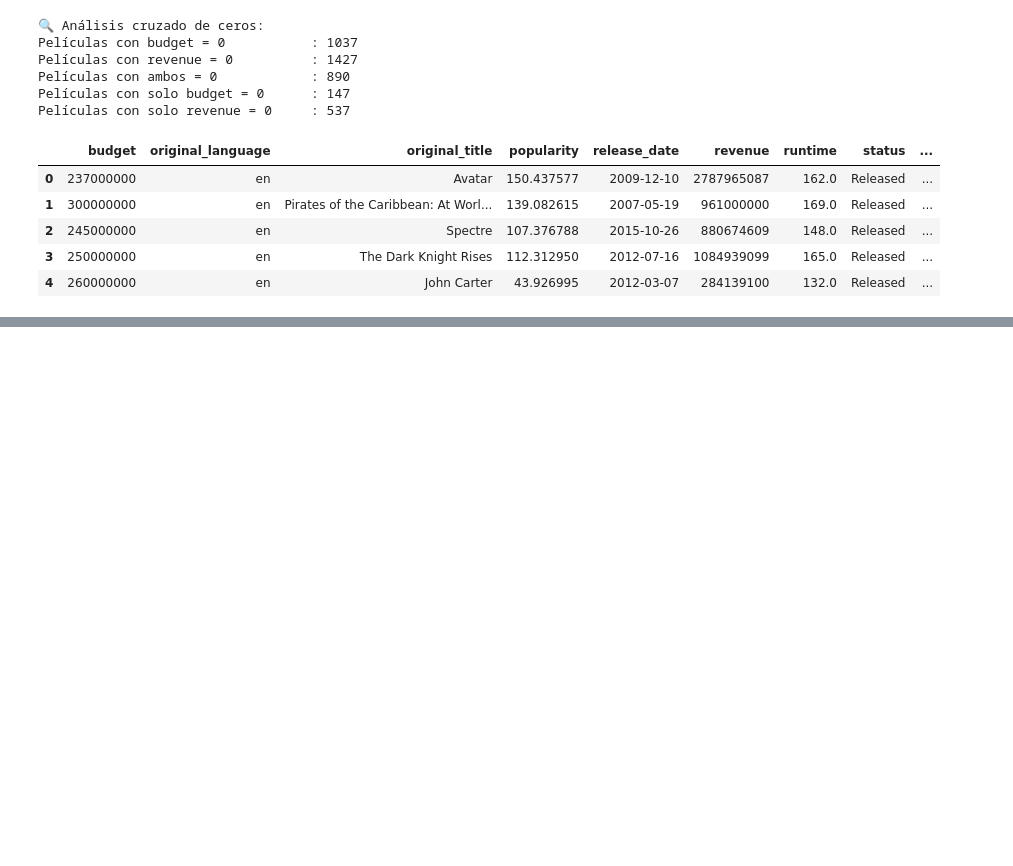
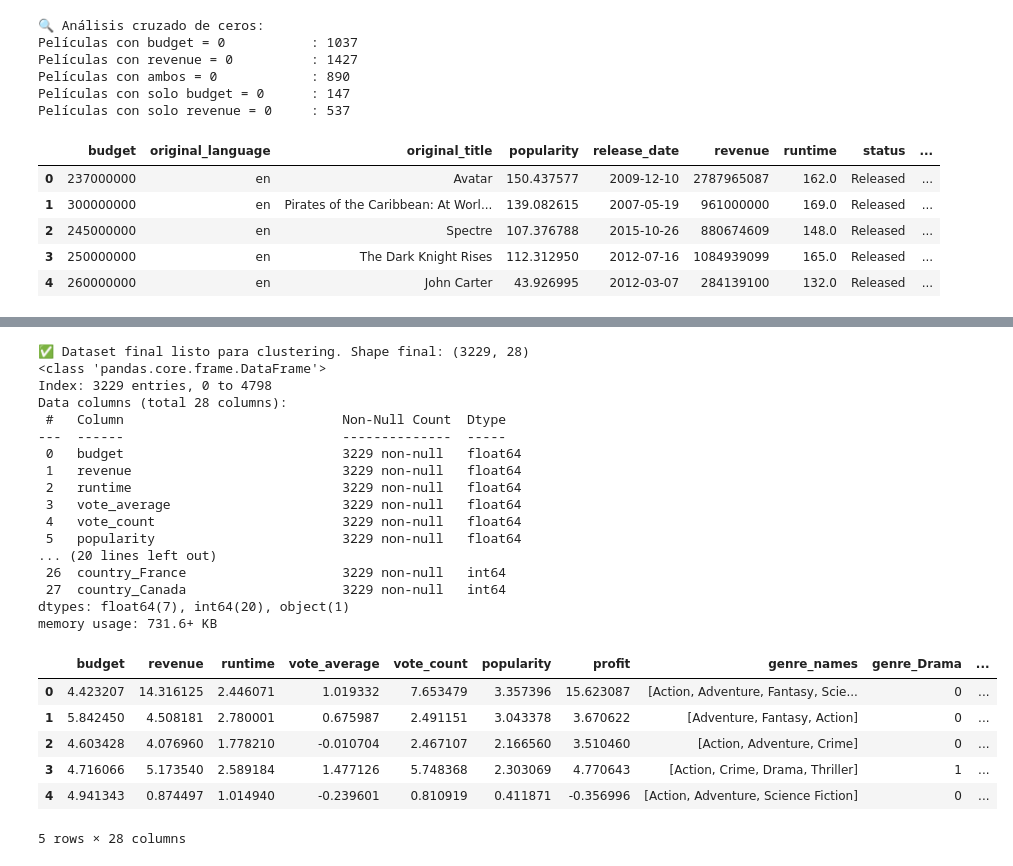
Before and after one commit to JojhanPerezArroyave/primerPoryectoInteligentes, a Jupyter notebook: primerProyecto.ipynb, the cells around one changed output, grey strips where cells are left out. Cells and saved outputs as stored; diff of their text form; code cells hidden in the pictures; blank space fills up the shorter version.

```diff
--- a/primerProyecto.ipynb
+++ b/primerProyecto.ipynb
@@ -195,0 +227,62 @@ df.head()
+# %%
+# 💡 Franja: Transformación de columnas categóricas en variables binarias
+# Objetivo: Convertir listas categóricas como géneros o idiomas a columnas binarias para clustering
+
+from collections import Counter
+
+def crear_columnas_binarias(df_base, columna_lista, prefijo, top_n=10):
+    """
+    Crea columnas binarias (1/0) para los top_n elementos más comunes en una columna tipo lista.
+    """
+    # Contar las más comunes
+    lista_completa = sum(df_base[columna_lista], [])
+    mas_comunes = [item for item, _ in Counter(lista_completa).most_common(top_n)]
+
+    # Crear las columnas binarias
+    for item in mas_comunes:
+        df_base[f'{prefijo}_{item}'] = df_base[columna_lista].apply(lambda lst: 1 if item in lst else 0)
+
+    return df_base
+
+# Usamos df_cluster (películas con budget y revenue > 0)
+df_cluster = crear_columnas_binarias(df_cluster, 'genre_names', 'genre', top_n=10)
+df_cluster = crear_columnas_binarias(df_cluster, 'spoken_language_names', 'lang', top_n=5)
+df_cluster = crear_columnas_binarias(df_cluster, 'production_country_names', 'country', top_n=5)
+
+# Seleccionamos las nuevas columnas categóricas binarias
+columnas_categoricas = [col for col in df_cluster.columns if col.startswith(('genre_', 'lang_', 'country_'))]
+
+# Concatenamos con las variables numéricas ya escaladas
+df_final = pd.concat([df_scaled, df_cluster[columnas_categoricas]], axis=1)
+
+# Verificamos resultado
+print("✅ Dataset final listo para clustering. Shape final:", df_final.shape)
+
+df_final.info()
+df_final.describe()
+df_final.head()
+# %% [output]
+✅ Dataset final listo para clustering. Shape final: (3229, 28)
+<class 'pandas.core.frame.DataFrame'>
+Index: 3229 entries, 0 to 4798
+Data columns (total 28 columns):
+ #   Column                            Non-Null Count  Dtype
+---  ------                            --------------  -----
+ 0   budget                            3229 non-null   float64
+ 1   revenue                           3229 non-null   float64
+ 2   runtime                           3229 non-null   float64
+ 3   vote_average                      3229 non-null   float64
+ 4   vote_count                        3229 non-null   float64
+ 5   popularity                        3229 non-null   float64
+... (20 lines left out)
+ 26  country_France                    3229 non-null   int64
+ 27  country_Canada                    3229 non-null   int64
+dtypes: float64(7), int64(20), object(1)
+memory usage: 731.6+ KB
+|  | budget | revenue | runtime | vote_average | vote_count | popularity | profit | genre_names | genre_Drama | ... |
+| 0 | 4.423207 | 14.316125 | 2.446071 | 1.019332 | 7.653479 | 3.357396 | 15.623087 | [Action, Adventure, Fantasy, Scie... | 0 | ... |
+| 1 | 5.842450 | 4.508181 | 2.780001 | 0.675987 | 2.491151 | 3.043378 | 3.670622 | [Adventure, Fantasy, Action] | 0 | ... |
+| 2 | 4.603428 | 4.076960 | 1.778210 | -0.010704 | 2.467107 | 2.166560 | 3.510460 | [Action, Adventure, Crime] | 0 | ... |
+| 3 | 4.716066 | 5.173540 | 2.589184 | 1.477126 | 5.748368 | 2.303069 | 4.770643 | [Action, Crime, Drama, Thriller] | 1 | ... |
+| 4 | 4.941343 | 0.874497 | 1.014940 | -0.239601 | 0.810919 | 0.411871 | -0.356996 | [Action, Adventure, Science Fiction] | 0 | ... |
+5 rows × 28 columns
```
Also changed, not shown: parts of 1 cell of this notebook.
